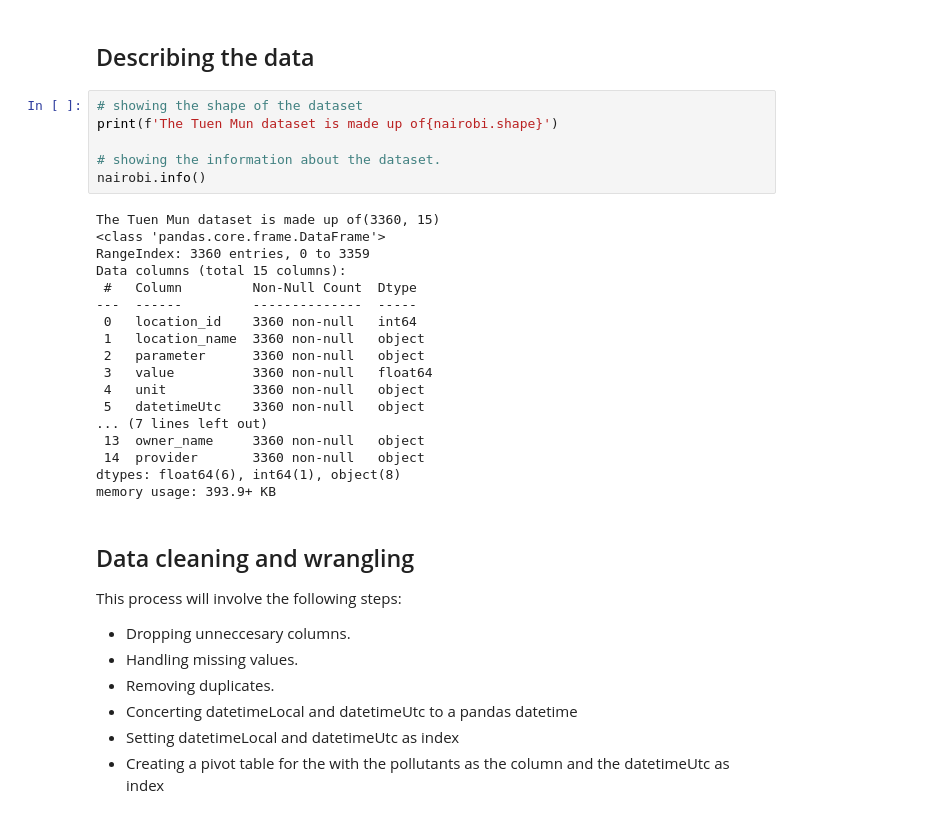
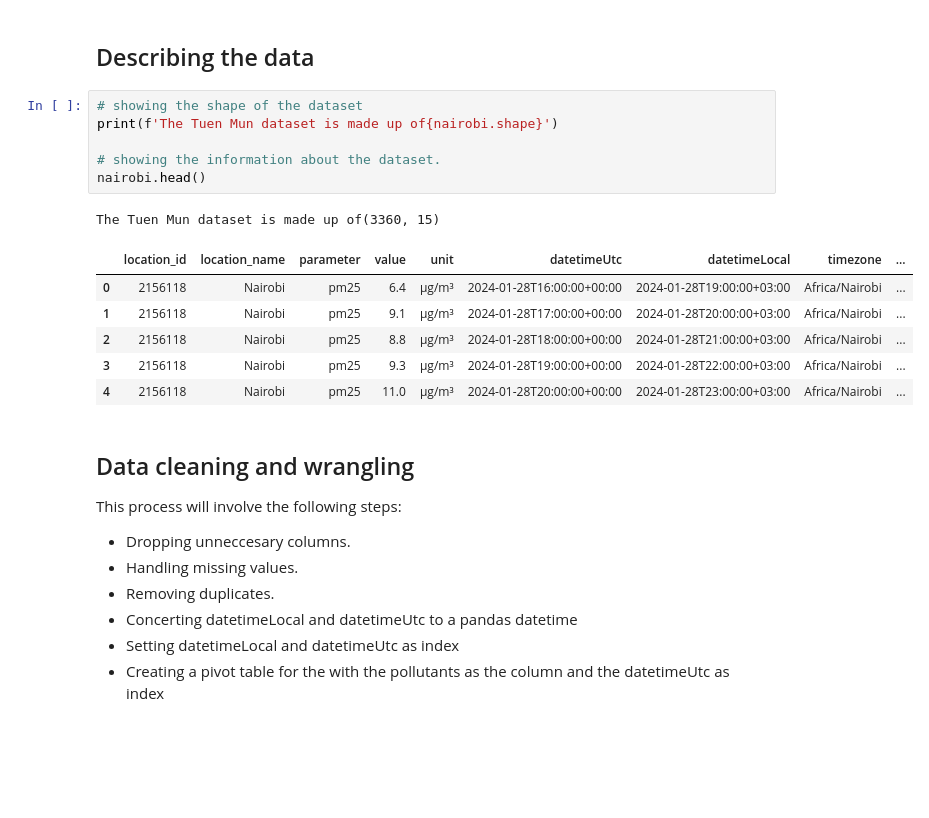
Before and after one commit to Campeon254/Air-Quality-Analysis, a Jupyter notebook: Nairobi-Air-Quality-Analysis.ipynb, the cells around one changed output. Cells and saved outputs as stored; diff of their text form; blank space fills up the shorter version.

```diff
--- a/Nairobi-Air-Quality-Analysis.ipynb
+++ b/Nairobi-Air-Quality-Analysis.ipynb
@@ -38,27 +38,17 @@ nairobi
 # %%
 # showing the shape of the dataset
 print(f'The Tuen Mun dataset is made up of{nairobi.shape}')
 
 # showing the information about the dataset.
-nairobi.info()
+nairobi.head()
 # %% [output]
 The Tuen Mun dataset is made up of(3360, 15)
-<class 'pandas.core.frame.DataFrame'>
-RangeIndex: 3360 entries, 0 to 3359
-Data columns (total 15 columns):
- #   Column         Non-Null Count  Dtype
----  ------         --------------  -----
- 0   location_id    3360 non-null   int64
- 1   location_name  3360 non-null   object
- 2   parameter      3360 non-null   object
- 3   value          3360 non-null   float64
- 4   unit           3360 non-null   object
- 5   datetimeUtc    3360 non-null   object
-... (7 lines left out)
- 13  owner_name     3360 non-null   object
- 14  provider       3360 non-null   object
-dtypes: float64(6), int64(1), object(8)
-memory usage: 393.9+ KB
+|  | location_id | location_name | parameter | value | unit | datetimeUtc | datetimeLocal | timezone | ... |
+| 0 | 2156118 | Nairobi | pm25 | 6.4 | µg/m³ | 2024-01-28T16:00:00+00:00 | 2024-01-28T19:00:00+03:00 | Africa/Nairobi | ... |
+| 1 | 2156118 | Nairobi | pm25 | 9.1 | µg/m³ | 2024-01-28T17:00:00+00:00 | 2024-01-28T20:00:00+03:00 | Africa/Nairobi | ... |
+| 2 | 2156118 | Nairobi | pm25 | 8.8 | µg/m³ | 2024-01-28T18:00:00+00:00 | 2024-01-28T21:00:00+03:00 | Africa/Nairobi | ... |
+| 3 | 2156118 | Nairobi | pm25 | 9.3 | µg/m³ | 2024-01-28T19:00:00+00:00 | 2024-01-28T22:00:00+03:00 | Africa/Nairobi | ... |
+| 4 | 2156118 | Nairobi | pm25 | 11.0 | µg/m³ | 2024-01-28T20:00:00+00:00 | 2024-01-28T23:00:00+03:00 | Africa/Nairobi | ... |
 # %% [markdown]
 ## Data cleaning and wrangling
 
```
Also changed, not shown: parts of 6 cells of this notebook.
